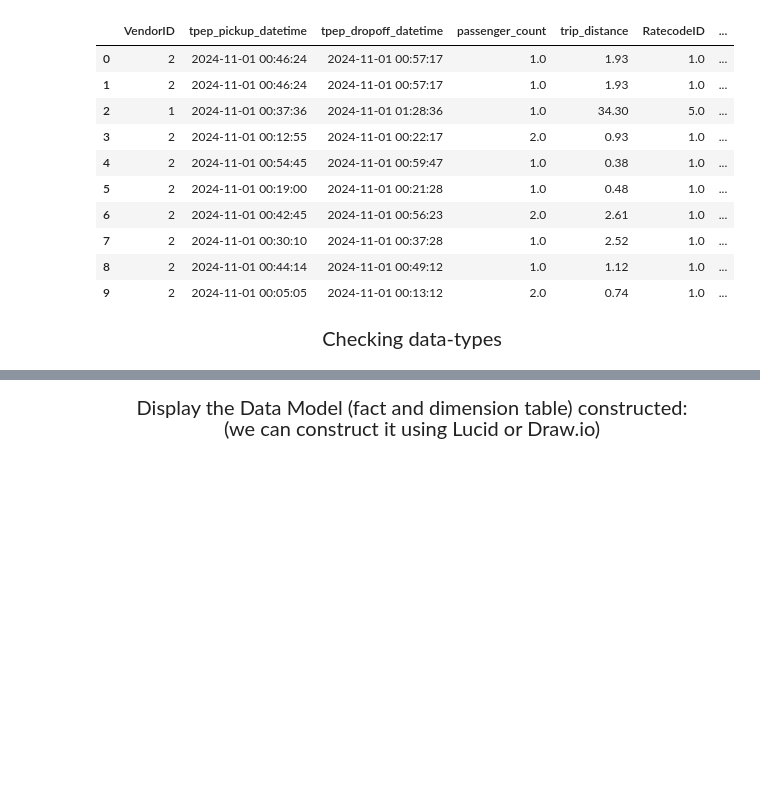
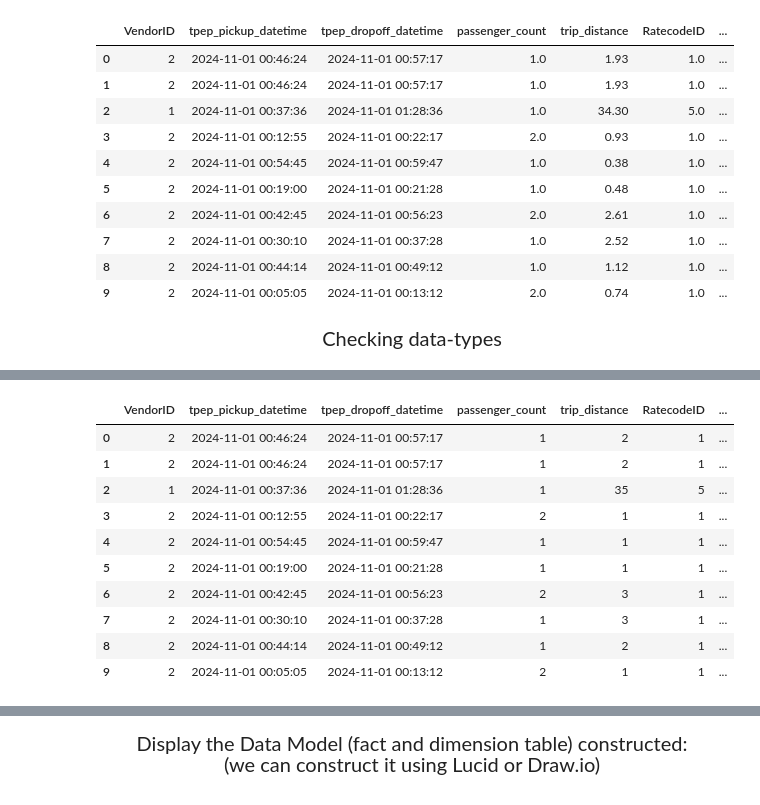
Before and after one commit to 1adityakadam/Uber_data_analytics, a Jupyter notebook: uber_data_analytics.ipynb, the cells around one changed output, grey strips where cells are left out. Drawn from its saved outputs; the diff is of its cells as text; code cells hidden in the pictures; blank space fills up the shorter version.

```diff
--- a/uber_data_analytics.ipynb
+++ b/uber_data_analytics.ipynb
@@ -64,0 +84,24 @@ memory usage: 486.8+ MB
+# %%
+df['store_and_fwd_flag'] = df['store_and_fwd_flag'].map({'Y': True, 'N': False})
+df['store_and_fwd_flag']= df['store_and_fwd_flag'].astype('bool')
+df['store_and_fwd_flag']= df['store_and_fwd_flag'].astype('bool')
+
+df = df.fillna(0)
+column_names = ['VendorID','PULocationID','DOLocationID','payment_type','passenger_count','trip_distance','RatecodeID','fare_amount','extra','mta_tax','tip_amount','tolls_amount','improvement_surcharge','total_amount','congestion_surcharge','Airport_fee']
+df[column_names] = np.ceil(df[column_names]).astype(np.int8)
+df['tpep_pickup_datetime']=df['tpep_pickup_datetime'].astype('datetime64[s]')
+df['tpep_dropoff_datetime']=df['tpep_dropoff_datetime'].astype('datetime64[s]')
+
+df.head(10)
+# %% [output]
+|  | VendorID | tpep_pickup_datetime | tpep_dropoff_datetime | passenger_count | trip_distance | RatecodeID | ... |
+| 0 | 2 | 2024-11-01 00:46:24 | 2024-11-01 00:57:17 | 1 | 2 | 1 | ... |
+| 1 | 2 | 2024-11-01 00:46:24 | 2024-11-01 00:57:17 | 1 | 2 | 1 | ... |
+| 2 | 1 | 2024-11-01 00:37:36 | 2024-11-01 01:28:36 | 1 | 35 | 5 | ... |
+| 3 | 2 | 2024-11-01 00:12:55 | 2024-11-01 00:22:17 | 2 | 1 | 1 | ... |
+| 4 | 2 | 2024-11-01 00:54:45 | 2024-11-01 00:59:47 | 1 | 1 | 1 | ... |
+| 5 | 2 | 2024-11-01 00:19:00 | 2024-11-01 00:21:28 | 1 | 1 | 1 | ... |
+| 6 | 2 | 2024-11-01 00:42:45 | 2024-11-01 00:56:23 | 2 | 3 | 1 | ... |
+| 7 | 2 | 2024-11-01 00:30:10 | 2024-11-01 00:37:28 | 1 | 3 | 1 | ... |
+| 8 | 2 | 2024-11-01 00:44:14 | 2024-11-01 00:49:12 | 1 | 2 | 1 | ... |
+| 9 | 2 | 2024-11-01 00:05:05 | 2024-11-01 00:13:12 | 2 | 1 | 1 | ... |
```
Also changed, not shown: parts of 15 cells of this notebook.
